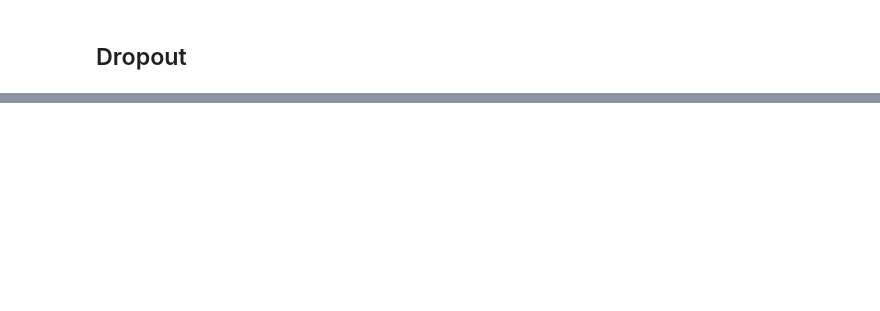
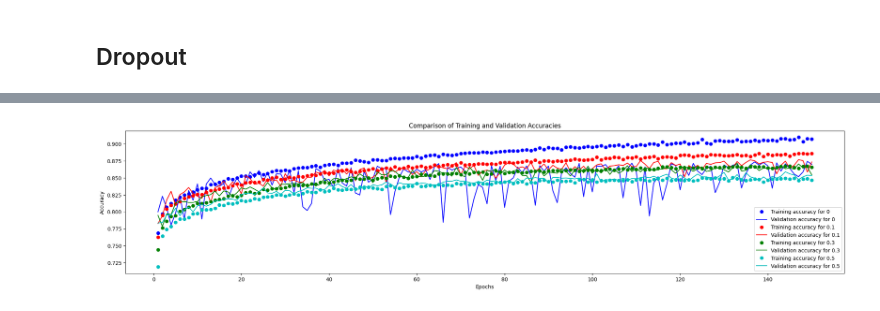
Before and after one commit to lursz/DeepNeuralNetworks, a Jupyter notebook: 2_Overfitting_and_Underfitting/2_Hw_overfitting_Underfitting.ipynb, the cells around one changed output, grey strips where cells are left out. Saved outputs shown, nothing was run; the diff lists cells and outputs as text; code cells hidden in the pictures; blank space fills up the shorter version.

```diff
--- a/2_Overfitting_and_Underfitting/2_Hw_overfitting_Underfitting.ipynb
+++ b/2_Overfitting_and_Underfitting/2_Hw_overfitting_Underfitting.ipynb
@@ -345,2 +345,25 @@ plot_loss_comparison(history_h1, history_h2, history_h1_h2, labels=['L1', 'L2',
 # %% [markdown]
 ## Dropout
+# %%
+def createNNModelWithDropout(input_shape: int, h1: int = 16, h2: int = 16, h3: int = 16, kernel_regularizer=None, dropout_rate: float = 0.5):
+    model = models.Sequential()
+    model.add(layers.Input(shape=(input_shape,)))
+    model.add(layers.Dense(h1, kernel_regularizer=kernel_regularizer, activation='relu'))
+    model.add(layers.Dropout(dropout_rate))
+    model.add(layers.Dense(h2, kernel_regularizer=kernel_regularizer, activation='relu'))
+    model.add(layers.Dropout(dropout_rate))
+    model.add(layers.Dense(h3, kernel_regularizer=kernel_regularizer, activation='relu'))
+    model.add(layers.Dense(1, activation='sigmoid'))
+
+    model.compile(optimizer='rmsprop', loss='binary_crossentropy', metrics=['acc'])
+    return model
+# %%
+model_dropout_1 = createNNModelWithDropout(train_data.shape[1], 128, 96, 64, regularizers.l2(0.0001), 0)
+model_dropout_2 = createNNModelWithDropout(train_data.shape[1], 128, 96, 64, regularizers.l2(0.0001), 0.1)
+model_dropout_3 = createNNModelWithDropout(train_data.shape[1], 128, 96, 64, regularizers.l2(0.0001), 0.3)
+model_dropout_4 = createNNModelWithDropout(train_data.shape[1], 128, 96, 64, regularizers.l2(0.0001), 0.5)
+# %%
+history_dropout_1 = model_dropout_1.fit(train_data, train_labels, epochs=150, batch_size=512, validation_data=(val_data, val_labels), class_weight=class_weight)
+history_dropout_2 = model_dropout_2.fit(train_data, train_labels, epochs=150, batch_size=512, validation_data=(val_data, val_labels), class_weight=class_weight)
+history_dropout_3 = model_dropout_3.fit(train_data, train_labels, epochs=150, batch_size=512, validation_data=(val_data, val_labels), class_weight=class_weight)
+history_dropout_4 = model_dropout_4.fit(train_data, train_labels, epochs=150, batch_size=512, validation_data=(val_data, val_labels), class_weight=class_weight)
@@ -346,0 +388,4 @@ plot_loss_comparison(history_h1, history_h2, history_h1_h2, labels=['L1', 'L2',
+# %%
+plot_accuracy_comparison(history_dropout_1, history_dropout_2, history_dropout_3, history_dropout_4, labels=['0', '0.1', '0.3', '0.5'])
+# %% [output]
+[figure, added]
```
Also changed, not shown: parts of 20 cells of this notebook, 3 other files.
